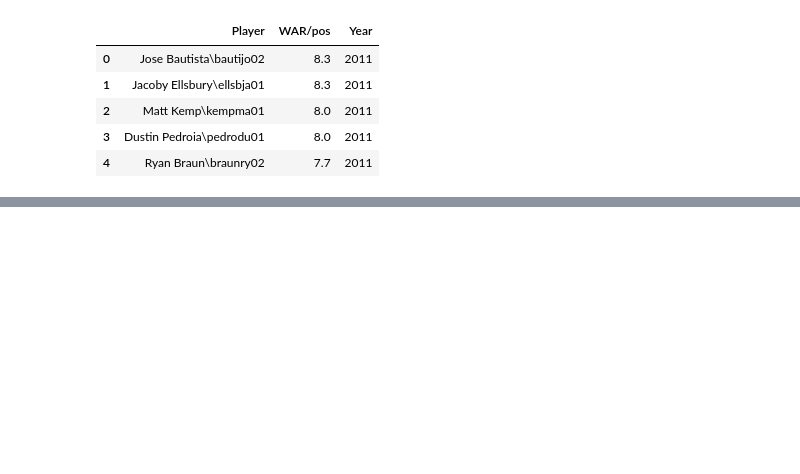
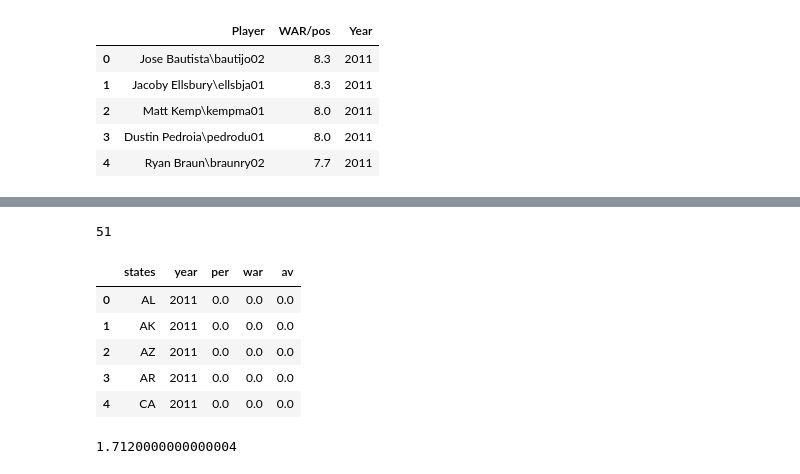
Before and after one commit to Axemen/Pro-Sports-Stats, a Jupyter notebook: libs/Fixing mistakes.ipynb, the cells around one changed output, grey strips where cells are left out. Saved outputs shown, nothing was run; the diff lists cells and outputs as text; code cells hidden in the pictures; blank space fills up the shorter version.

Commit message:
better data for map

```diff
--- a/libs/Fixing mistakes.ipynb
+++ b/libs/Fixing mistakes.ipynb
@@ -42,0 +115,8 @@ df.to_csv('mlb_player_war_year.csv', index = False)
+# %%
+df = pd.DataFrame(columns = {'states', 'year'}, index = [i for i in range(len(states))])
+# %%
+len(df)
+# %% [output]
+51
+# %%
+df['states'] = states
@@ -42,0 +131,12 @@ df.to_csv('mlb_player_war_year.csv', index = False)
+# %%
+df['per'] = 0.0
+df['war'] = 0.0
+df['av'] = 0.0
+df.head()
+# %% [output]
+|  | states | year | per | war | av |
+| 0 | AL | 2011 | 0.0 | 0.0 | 0.0 |
+| 1 | AK | 2011 | 0.0 | 0.0 | 0.0 |
+| 2 | AZ | 2011 | 0.0 | 0.0 | 0.0 |
+| 3 | AR | 2011 | 0.0 | 0.0 | 0.0 |
+| 4 | CA | 2011 | 0.0 | 0.0 | 0.0 |
@@ -42,0 +158,4 @@ df.to_csv('mlb_player_war_year.csv', index = False)
+# %%
+ mlb.loc[(mlb['state'] == state) & (mlb['year'] == year)].iat[0, 2]
+# %% [output]
+1.7120000000000004
```
Also changed, not shown: parts of 23 cells of this notebook, 5 other files.
